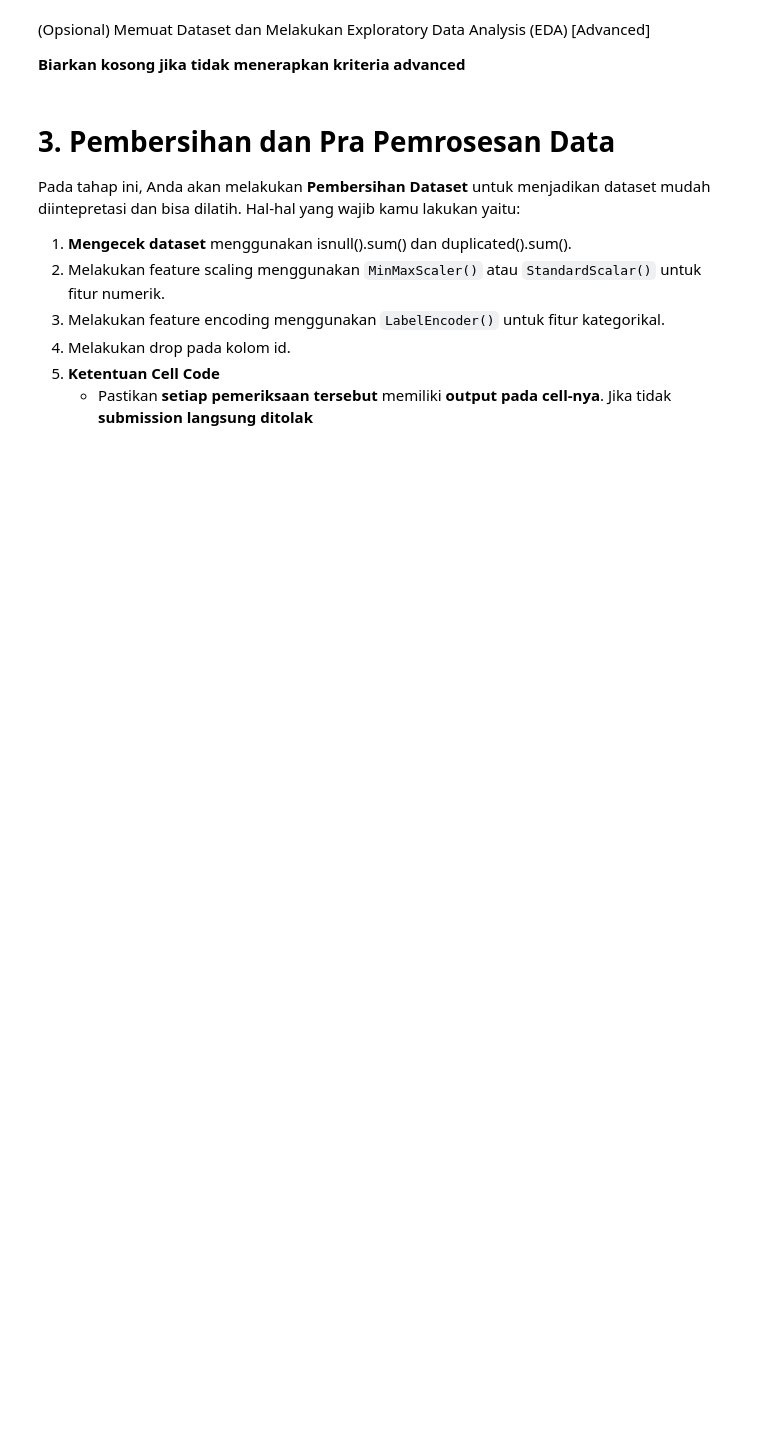
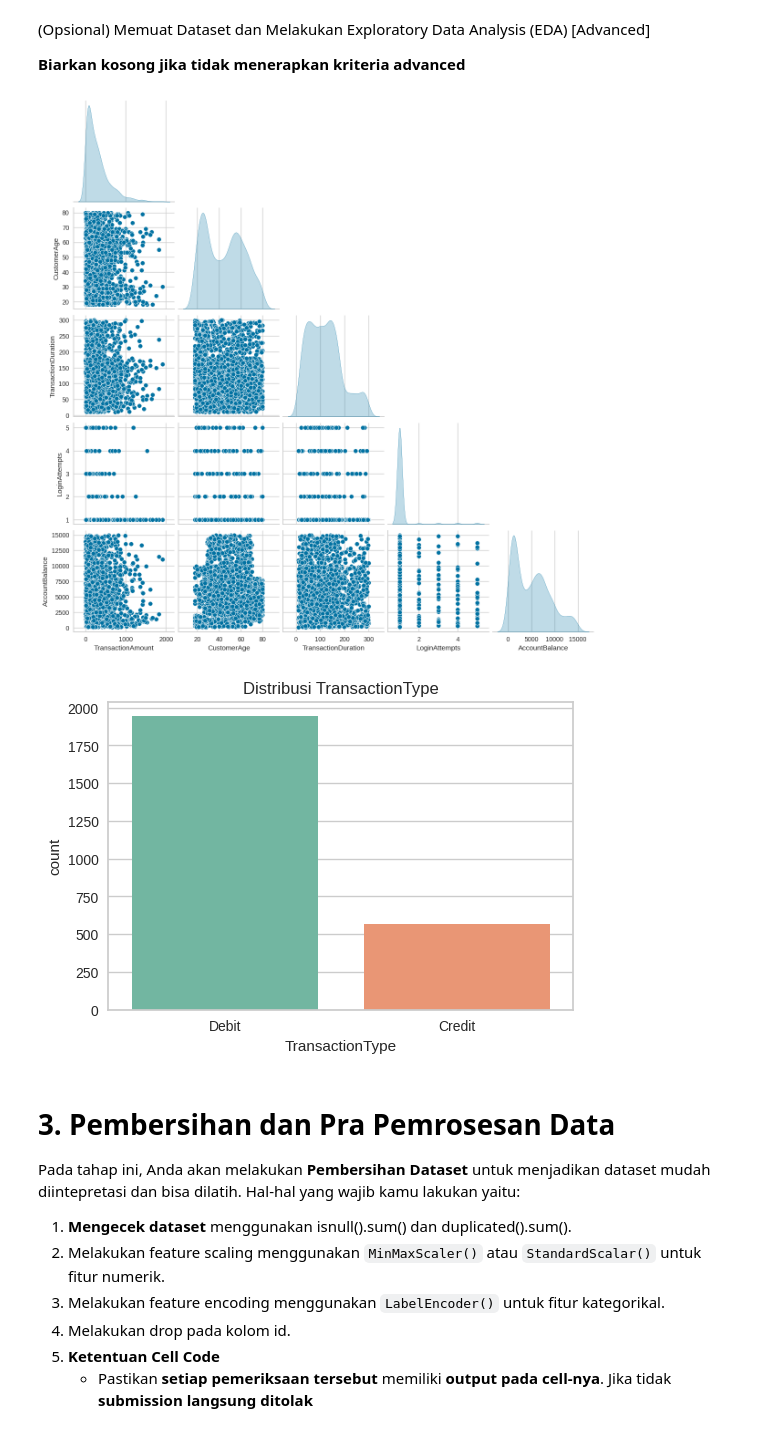
Before and after one commit to ReynardAdimas/Asah, a Jupyter notebook: [Clustering]_Submission_Akhir_BMLP_Reynard_Adimas_Nabil.ipynb, the cells around one changed output. Cells and saved outputs as stored; diff of their text form; code cells hidden in the pictures; blank space fills up the shorter version.

```diff
--- a/[Clustering]_Submission_Akhir_BMLP_Reynard_Adimas_Nabil.ipynb
+++ b/[Clustering]_Submission_Akhir_BMLP_Reynard_Adimas_Nabil.ipynb
@@ -93,3 +147,15 @@ Kriteria 1 akan diterima ketika Anda menggunakan fungsi yang diminta tanpa menam
+# %%
+# Visualisasi yang lebih informatif (Opsional Advanced 1)
+sns.pairplot(df.select_dtypes(include=np.number), diag_kind='kde', corner=True)
+plt.show()
+
+plt.figure(figsize=(6,4))
+sns.countplot(data=df, x="TransactionType", palette="Set2")
+plt.title("Distribusi TransactionType")
+plt.show()
+# %% [output]
+[figure, added]
+[figure, added]
 # %% [markdown]
 # **3. Pembersihan dan Pra Pemrosesan Data**
 
```
Also changed, not shown: parts of 38 cells of this notebook.
